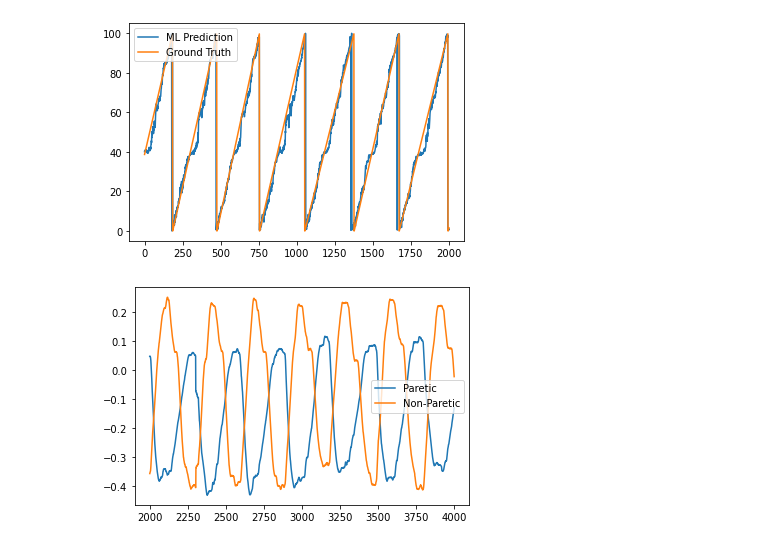
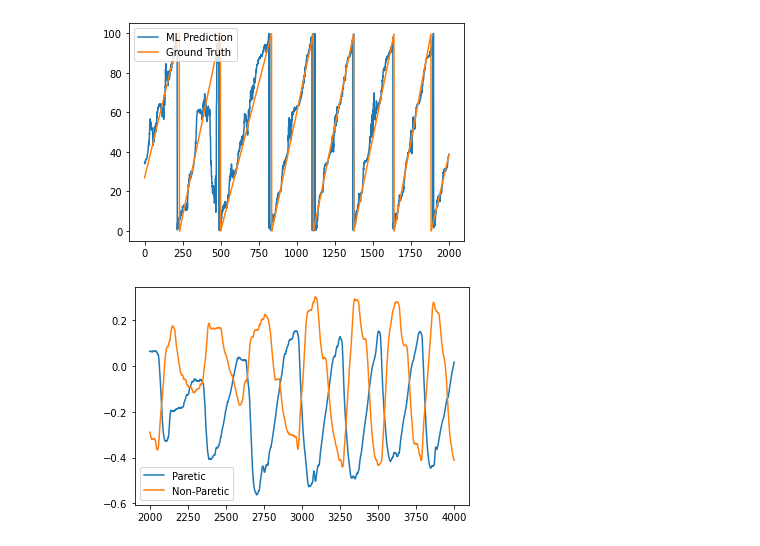
Before and after one commit to inseungkang/HipExo_GaitPhaseEstimation, a Jupyter notebook: Process Data.ipynb, the cells around one changed output. Cells and saved outputs as stored; diff of their text form; code cells hidden in the pictures.

```diff
--- a/Process Data.ipynb
+++ b/Process Data.ipynb
@@ -65,25 +58,4 @@ data_list[4]
-# %%
-hyperparam_space = {
-    'window_size': [100],
-    'model': 'cnn',
-    'cnn': {
-      'kernel_size': [20],
-      'activation': ['relu']
-    },
-    'dense': {
-        'activation': ['tanh']
-    },
-    'optimizer': {
-        'loss': ['mean_absolute_error'],
-        'optimizer': ['Adam']
-    },
-    'training': {
-        'epochs': [1],
-        'batch_size': [128]
-    }
-}
-hyperparameter_configs = get_model_configs(hyperparam_space)
 # %%
 # trial_results, average_results = train_models(hyperparam_space['model'], hyperparameter_configs, data_list)
-learn, dataset = train_final_model(hyperparam_space['model'], hyperparameter_configs, data_list, 1)
+learn, dataset = train_final_model(hyperparam_space['model'], hyperparameter_configs, data_list, 2)
 # %% [output]
@@ -141,14 +93,14 @@ gp_true_l, gp_true_r = gp_conv(y_true)
 # %%
 plt.plot(gp_pred_l[2000:4000], label = 'ML Prediction')
 plt.plot(gp_true_l[2000:4000], label = 'Ground Truth')
 plt.legend()
 # plt.legend((gp_pred_l, gp_true_l), ('ML Predict', 'Ground Truth'))
 plt.show()
 
-plt.plot(data_list[0]['lJPos'][2000:4000], label = 'Paretic')
-plt.plot(data_list[0]['rJPos'][2000:4000], label = 'Non-Paretic')
+plt.plot(data_list[2]['lJPos'][2000:4000], label = 'Paretic')
+plt.plot(data_list[2]['rJPos'][2000:4000], label = 'Non-Paretic')
 plt.legend()
 plt.show()
 # %% [output]
-[figure, old version]
+[figure, new version]
-[figure, old version]
+[figure, new version]
```
Also changed, not shown: parts of 8 cells of this notebook.
